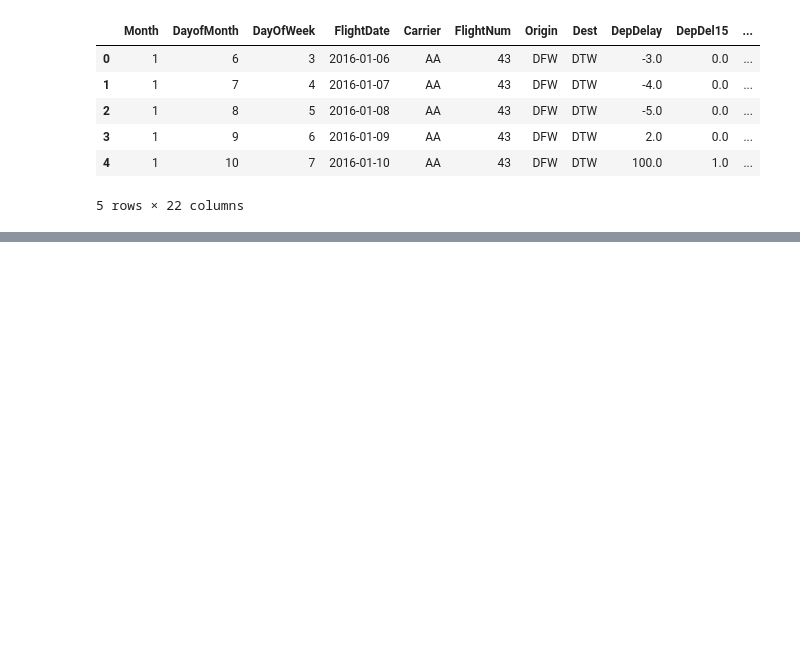
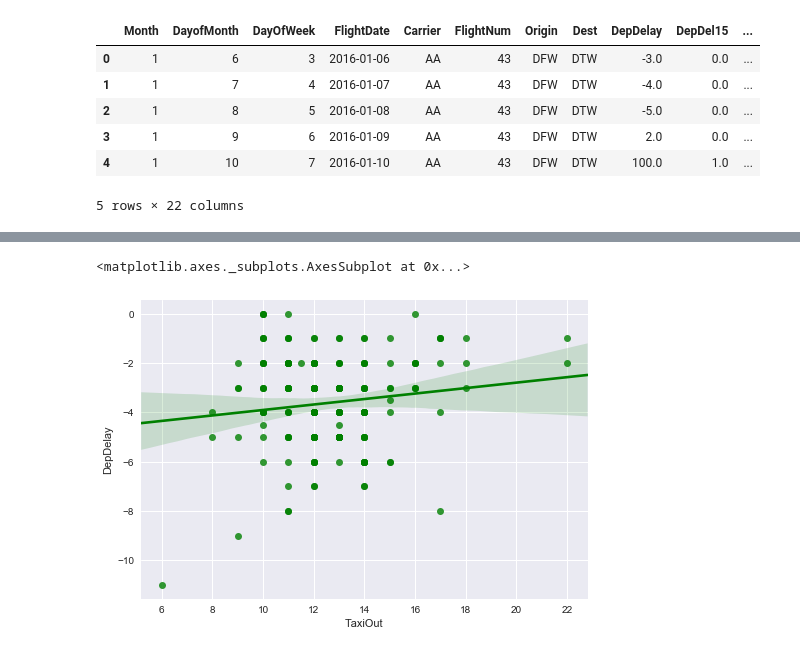
Before and after one commit to jzmnd/airline-delays, a Jupyter notebook: prepare_data.ipynb, the cells around one changed output, grey strips where cells are left out. Drawn from its saved outputs; the diff is of its cells as text; code cells hidden in the pictures; blank space fills up the shorter version.

```diff
--- a/prepare_data.ipynb
+++ b/prepare_data.ipynb
@@ -154,0 +88,10 @@ Average taxi time in    :   6.00 min
+# %%
+# Information grouped by origin airport
+groupOrig = data_delays[mask].groupby('Origin', as_index=False)
+
+num_dep = groupOrig.size().to_frame().reset_index().rename(columns={0:'DepNum'})
+fraction_cancel = groupOrig['Cancelled'].mean()
+med_out_time = groupOrig['TaxiOut', 'DepDelay'].median()
+mergeOrig = pd.merge(fraction_cancel, med_out_time, on="Origin").merge(num_dep, on="Origin")
+mergeOrig.Cancelled *= 100
+mergeOrig.rename(columns={'Origin':'IATA', 'Cancelled':'PercentCancelled'}, inplace=True)
@@ -154,0 +128,5 @@ Average taxi time in    :   6.00 min
+# %%
+sns.regplot('TaxiOut', 'DepDelay', data=mergeOrig[mergeOrig.DepNum > 10], color='green')
+# %% [output]
+<matplotlib.axes._subplots.AxesSubplot at 0x...>
+[figure, added]
```
Also changed, not shown: parts of 16 cells of this notebook, 1 other file.
